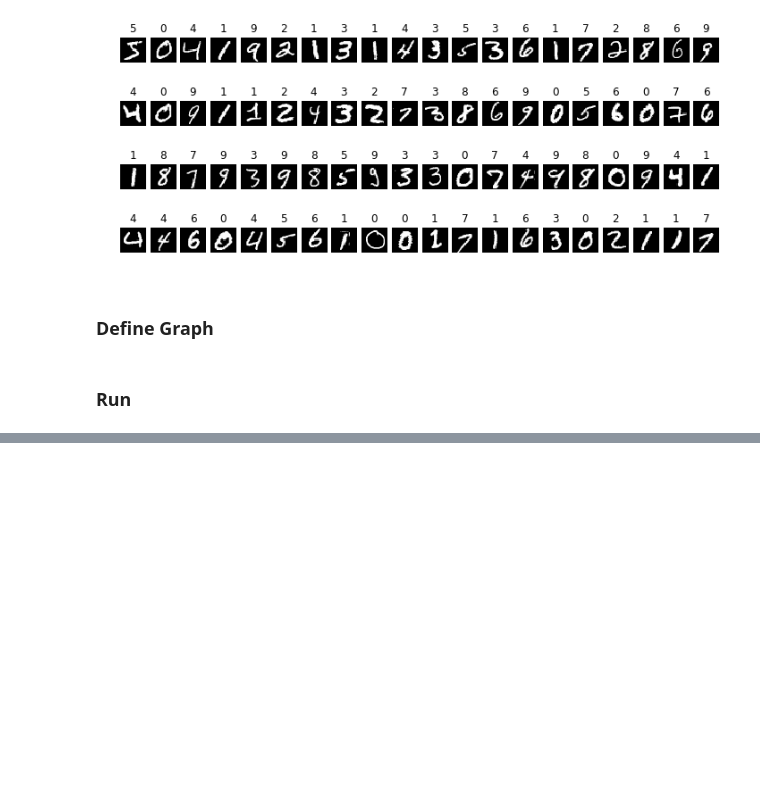
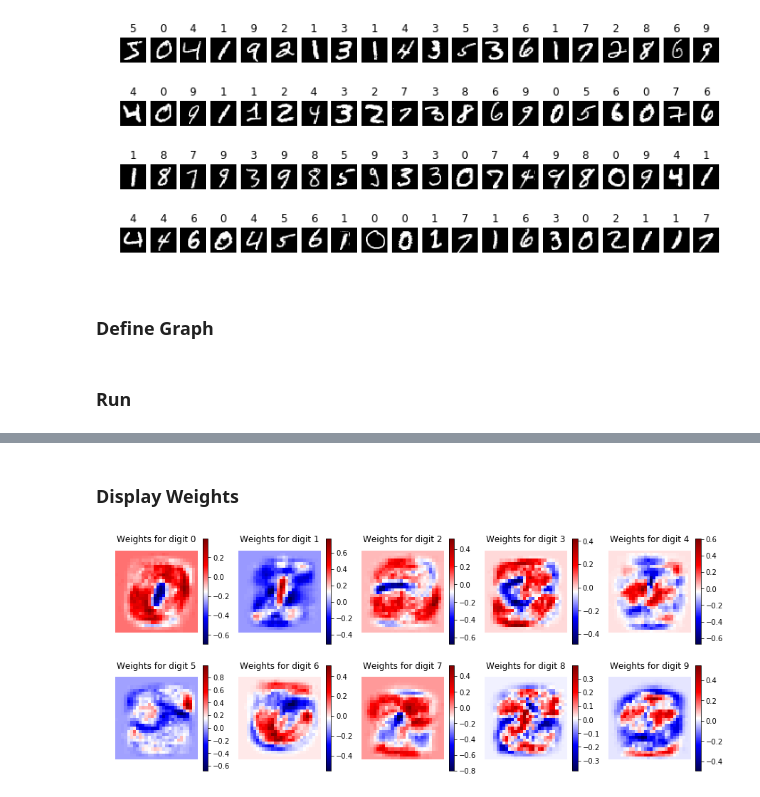
Before and after one commit to RegisC/JupyterNotebooks, a Jupyter notebook: MachineLearning/TensorFlow - MNIST.ipynb, the cells around one changed output, grey strips where cells are left out. Cells and saved outputs as stored; diff of their text form; code cells hidden in the pictures; blank space fills up the shorter version.

```diff
--- a/MachineLearning/TensorFlow - MNIST.ipynb
+++ b/MachineLearning/TensorFlow - MNIST.ipynb
@@ -153,0 +135,14 @@ Number of errors=7
+# %%
+errors = 0
+for i in range(rows):
+    for j in range(cols):
+        index = i*cols + j
+        image = mnist.test.images[index]
+        output = np.matmul(image, weights) + bias
+        probabilities = np.exp(output) / np.exp(output).sum() # activation fn converts scores to probalities
+        label = mnist.test.labels[index].argmax()
+        if (probabilities.argmax() != label):
+            print(f"Digit #{index} is {label} but predicted as {output.argmax()}. Probabilities:")
+            print(probabilities)
+            errors += 1
+print(f"{errors} error(s) out of {rows*cols} ({errors*100/rows/cols:.1f}%).")
@@ -153,0 +167,15 @@ Number of errors=7
+# %% [markdown]
+### Display Weights
+# %%
+rows, cols = 2, 5
+fig, axes = plt.subplots(nrows=rows, ncols=cols, figsize=(15, 6)) # image size is in inches
+for i in range(rows):
+    for j in range(cols):
+        index = i*cols + j
+        w = weights[:, index].reshape(28,28)
+        img = axes[i, j].matshow(w, cmap='seismic', vmin=w.min(), vmax=w.max())
+        plt.colorbar(img, ax=axes[i, j])
+        axes[i, j].axis('off')
+        axes[i, j].set_title(f'Weights for digit {index}')
+# %% [output]
+[figure, added]
```
Also changed, not shown: parts of 10 cells of this notebook.
